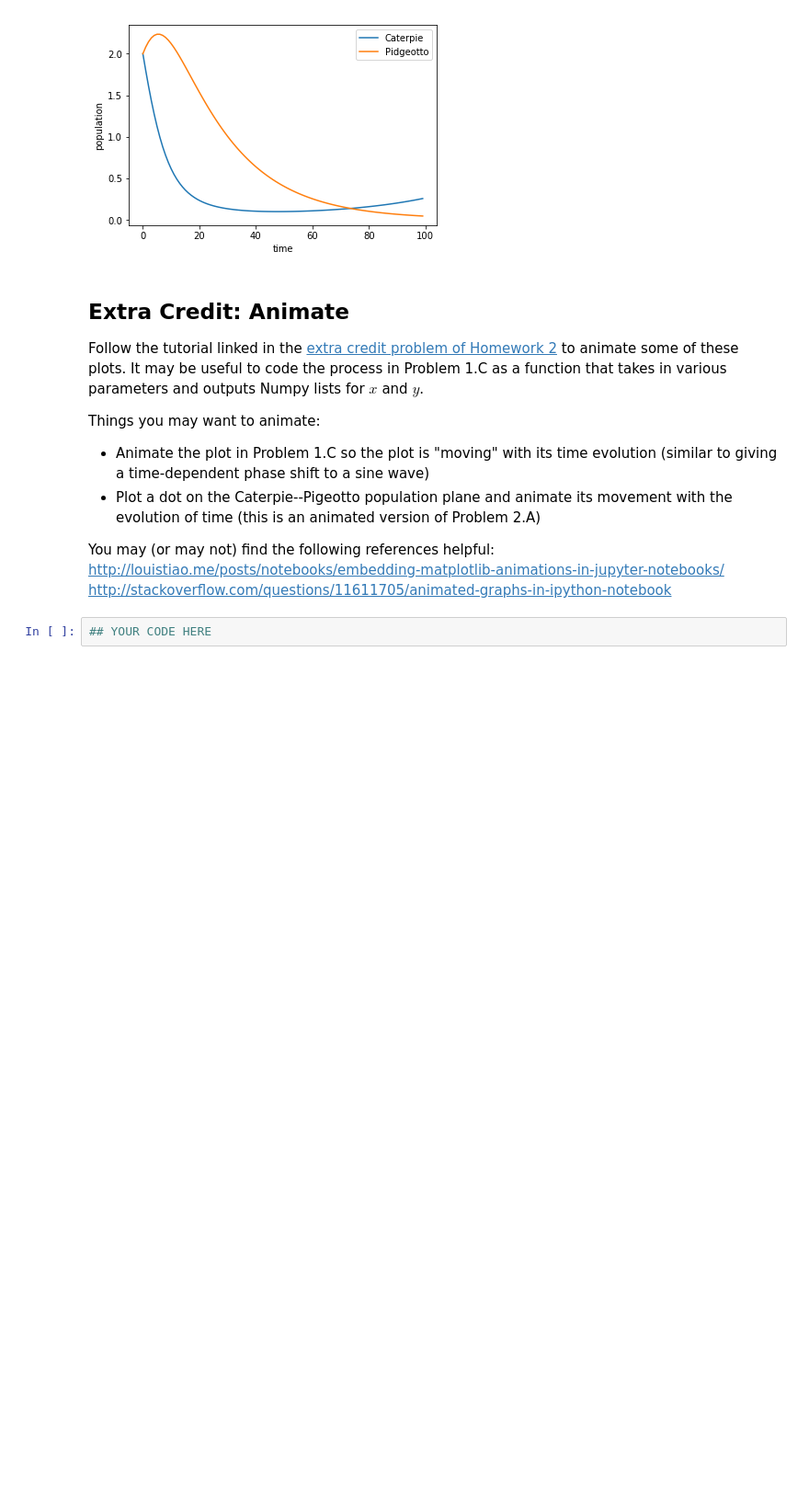
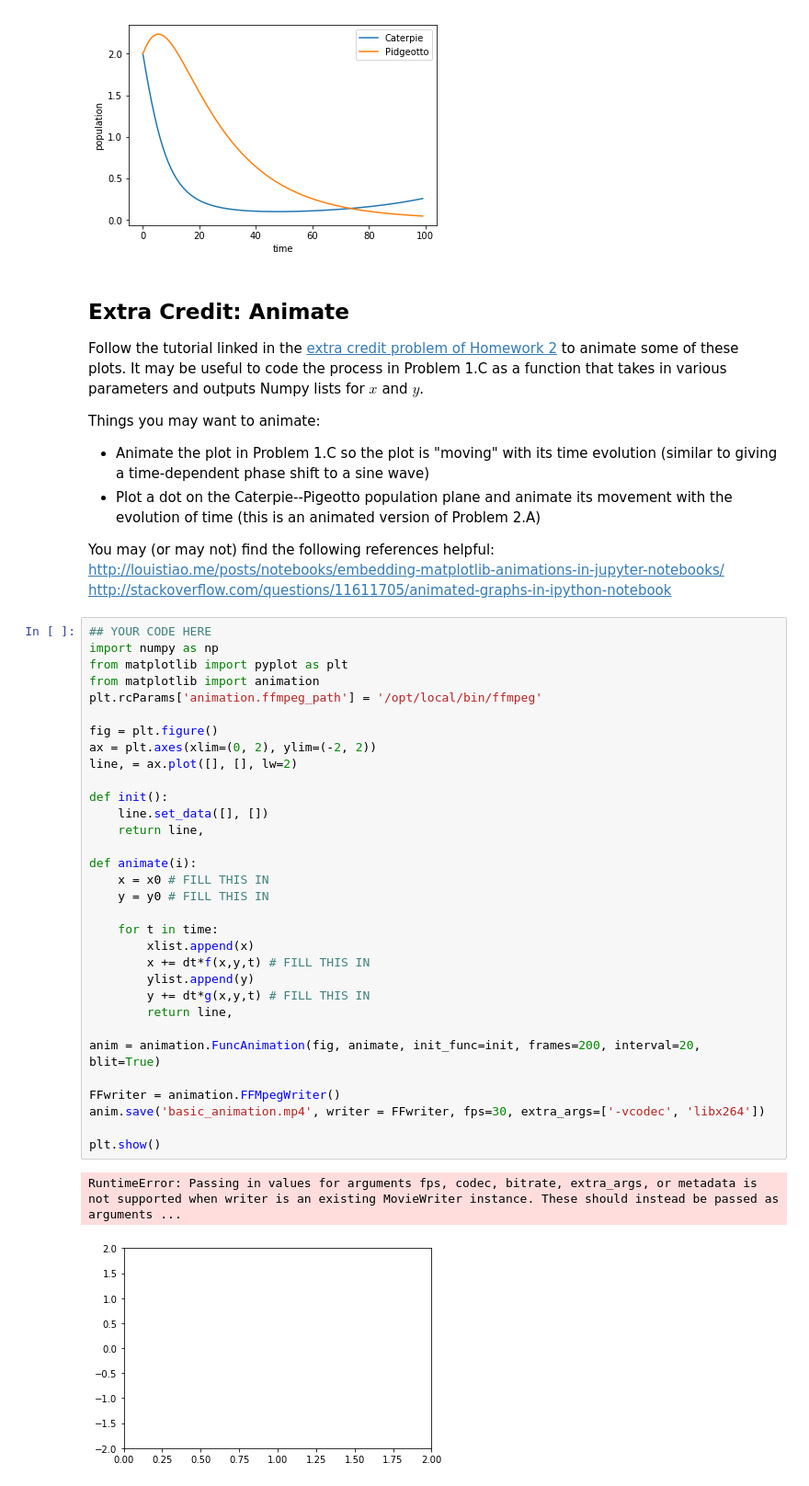
Before and after one commit to jwu047/Homework03, a Jupyter notebook: Homework 3.ipynb, the cells around one changed output. Shown at 92% size. Cells and saved outputs as stored; diff of their text form; blank space fills up the shorter version.

```diff
--- a/Homework 3.ipynb
+++ b/Homework 3.ipynb
@@ -775,5 +775,38 @@ Things you may want to animate:
 You may (or may not) find the following references helpful:
 http://louistiao.me/posts/notebooks/embedding-matplotlib-animations-in-jupyter-notebooks/
 http://stackoverflow.com/questions/11611705/animated-graphs-in-ipython-notebook
-# %%
-## YOUR CODE HERE
+# %%
+## YOUR CODE HERE
+import numpy as np
+from matplotlib import pyplot as plt
+from matplotlib import animation
+plt.rcParams['animation.ffmpeg_path'] = '/opt/local/bin/ffmpeg'
+
+fig = plt.figure()
+ax = plt.axes(xlim=(0, 2), ylim=(-2, 2))
+line, = ax.plot([], [], lw=2)
+
+def init():
+    line.set_data([], [])
+    return line,
+
+def animate(i):
+    x = x0 # FILL THIS IN
+    y = y0 # FILL THIS IN
+
+    for t in time:
+        xlist.append(x)
+        x += dt*f(x,y,t) # FILL THIS IN
+        ylist.append(y)
+        y += dt*g(x,y,t) # FILL THIS IN
+        return line,
+
+anim = animation.FuncAnimation(fig, animate, init_func=init, frames=200, interval=20, blit=True)
+
+FFwriter = animation.FFMpegWriter()
+anim.save('basic_animation.mp4', writer = FFwriter, fps=30, extra_args=['-vcodec', 'libx264'])
+
+plt.show()
+# %% [output]
+RuntimeError: Passing in values for arguments fps, codec, bitrate, extra_args, or metadata is not supported when writer is an existing MovieWriter instance. These should instead be passed as arguments ...
+[figure, added]
```
